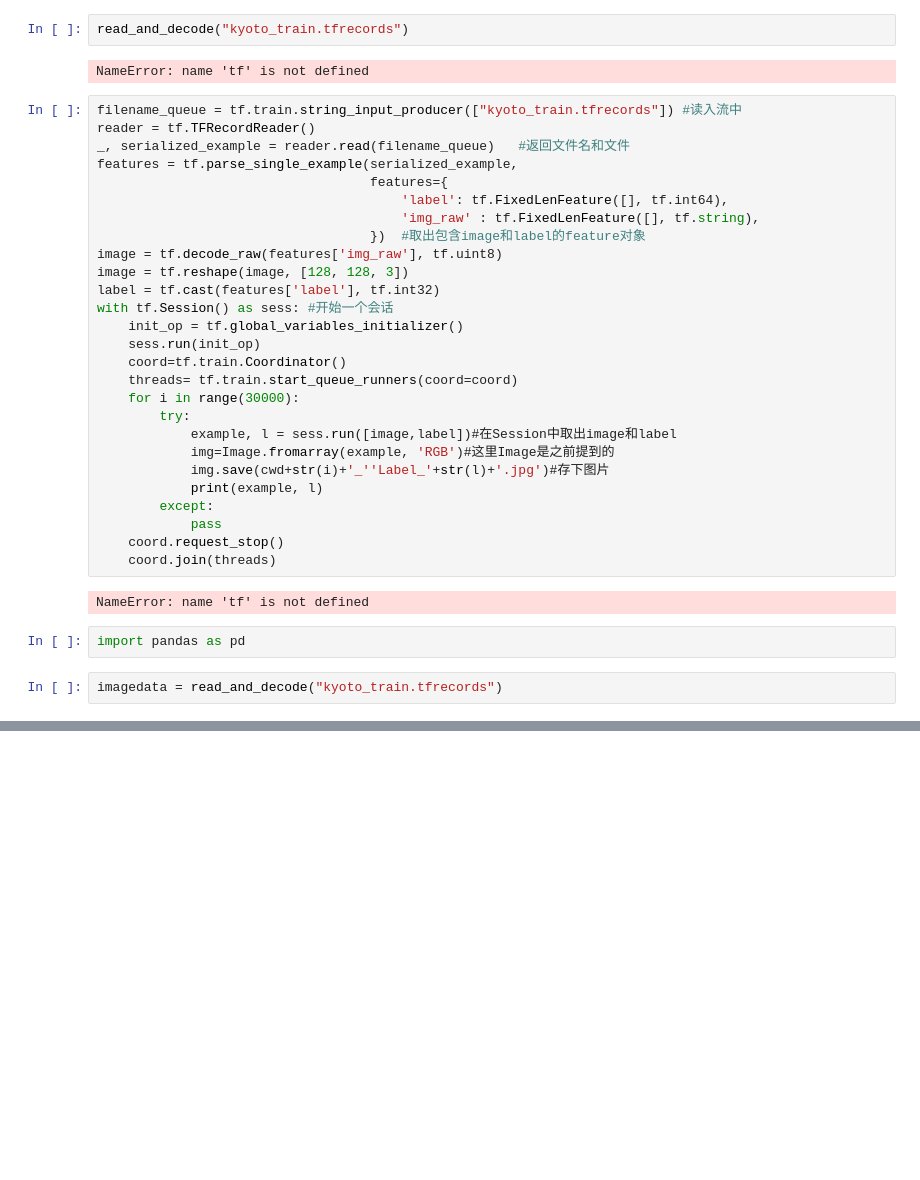
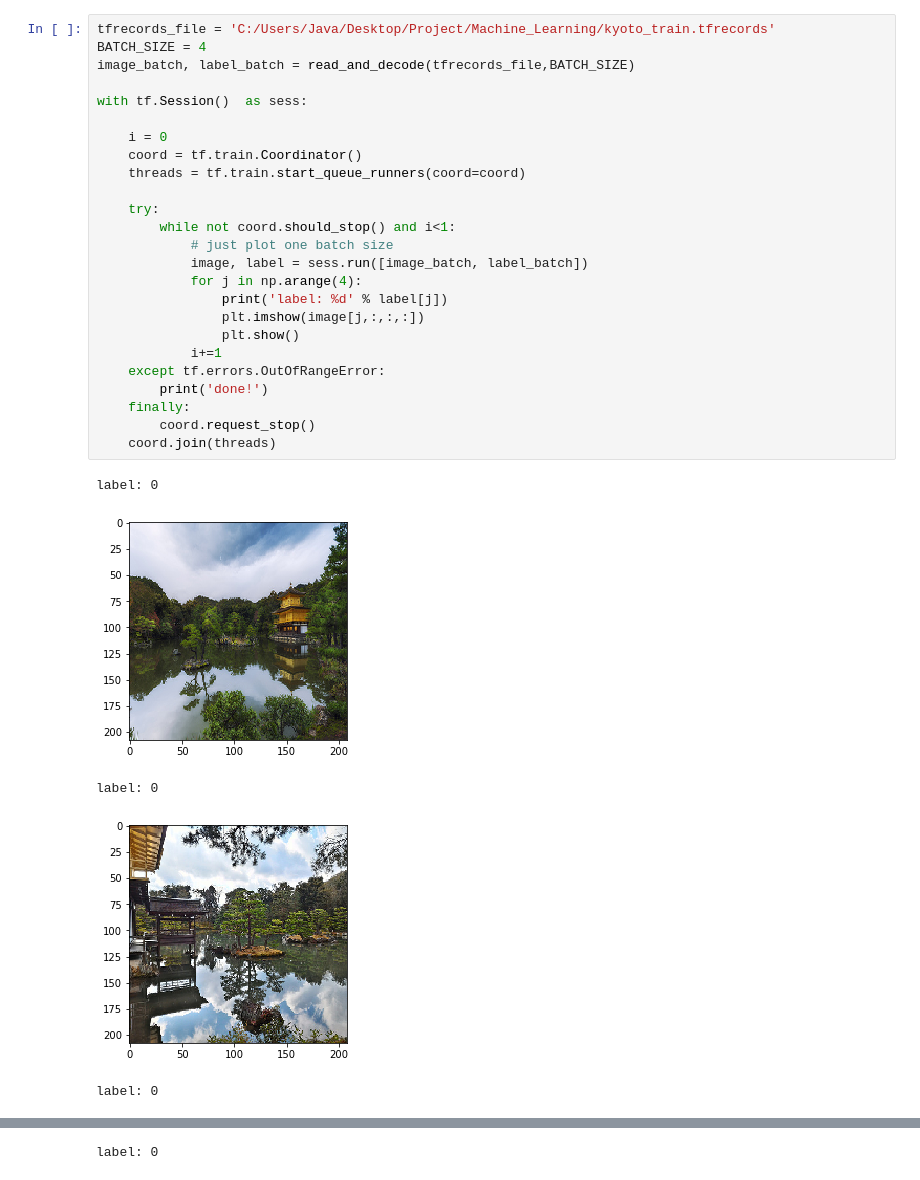
Before and after one commit to HugoTien/Deep_Learning, a Jupyter notebook: Create TFRecord.ipynb, the cells around one changed output, grey strips where cells are left out. Drawn from its saved outputs; the diff is of its cells as text; blank space fills up the shorter version.

```diff
--- a/Create TFRecord.ipynb
+++ b/Create TFRecord.ipynb
@@ -54,37 +56,31 @@ def read_and_decode(filename): # 讀取kyoto_train.tfrecords
-# %%
-read_and_decode("kyoto_train.tfrecords")
-# %% [output]
-NameError: name 'tf' is not defined
-# %%
-filename_queue = tf.train.string_input_producer(["kyoto_train.tfrecords"]) #读入流中
-reader = tf.TFRecordReader()
-_, serialized_example = reader.read(filename_queue)   #返回文件名和文件
-features = tf.parse_single_example(serialized_example,
-                                   features={
-                                       'label': tf.FixedLenFeature([], tf.int64),
-                                       'img_raw' : tf.FixedLenFeature([], tf.string),
-                                   })  #取出包含image和label的feature对象
-image = tf.decode_raw(features['img_raw'], tf.uint8)
-image = tf.reshape(image, [128, 128, 3])
-label = tf.cast(features['label'], tf.int32)
-with tf.Session() as sess: #开始一个会话
-    init_op = tf.global_variables_initializer()
-    sess.run(init_op)
-    coord=tf.train.Coordinator()
-    threads= tf.train.start_queue_runners(coord=coord)
-    for i in range(30000):
-        try:
-            example, l = sess.run([image,label])#在Session中取出image和label
-            img=Image.fromarray(example, 'RGB')#这里Image是之前提到的
-            img.save(cwd+str(i)+'_''Label_'+str(l)+'.jpg')#存下图片
-            print(example, l)
-        except:
-            pass
-    coord.request_stop()
-    coord.join(threads)
-# %% [output]
-NameError: name 'tf' is not defined
-# %%
-import pandas as pd
-# %%
-imagedata = read_and_decode("kyoto_train.tfrecords")
+# %%
+tfrecords_file = 'C:/Users/Java/Desktop/Project/Machine_Learning/kyoto_train.tfrecords'
+BATCH_SIZE = 4
+image_batch, label_batch = read_and_decode(tfrecords_file,BATCH_SIZE)
+
+with tf.Session()  as sess:
+
+    i = 0
+    coord = tf.train.Coordinator()
+    threads = tf.train.start_queue_runners(coord=coord)
+
+    try:
+        while not coord.should_stop() and i<1:
+            # just plot one batch size
+            image, label = sess.run([image_batch, label_batch])
+            for j in np.arange(4):
+                print('label: %d' % label[j])
+                plt.imshow(image[j,:,:,:])
+                plt.show()
+            i+=1
+    except tf.errors.OutOfRangeError:
+        print('done!')
+    finally:
+        coord.request_stop()
+    coord.join(threads)
+# %% [output]
+label: 0
+[figure, added]
+label: 0
+[figure, added]
+label: 0
@@ -90,0 +88 @@ imagedata = read_and_decode("kyoto_train.tfrecords")
+label: 0
```
Also changed, not shown: parts of 6 cells of this notebook, 4 other files.
